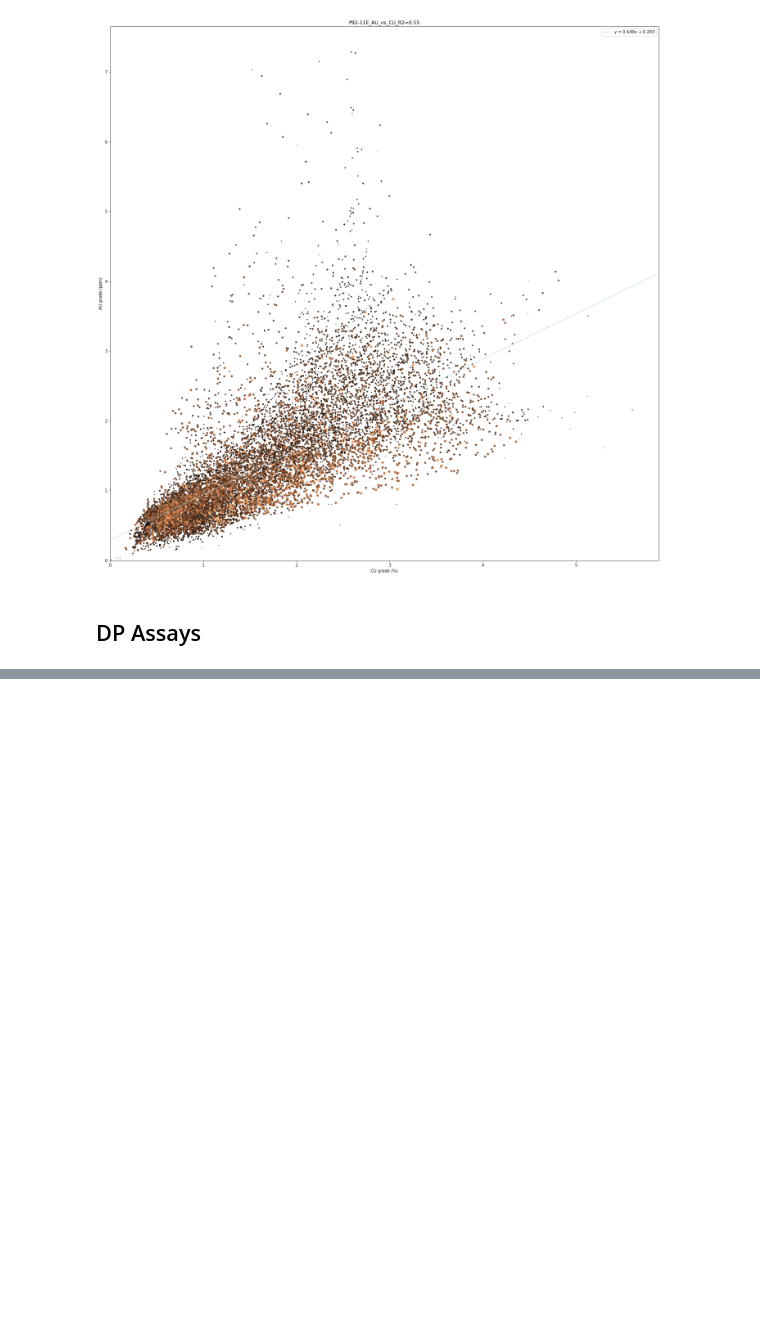
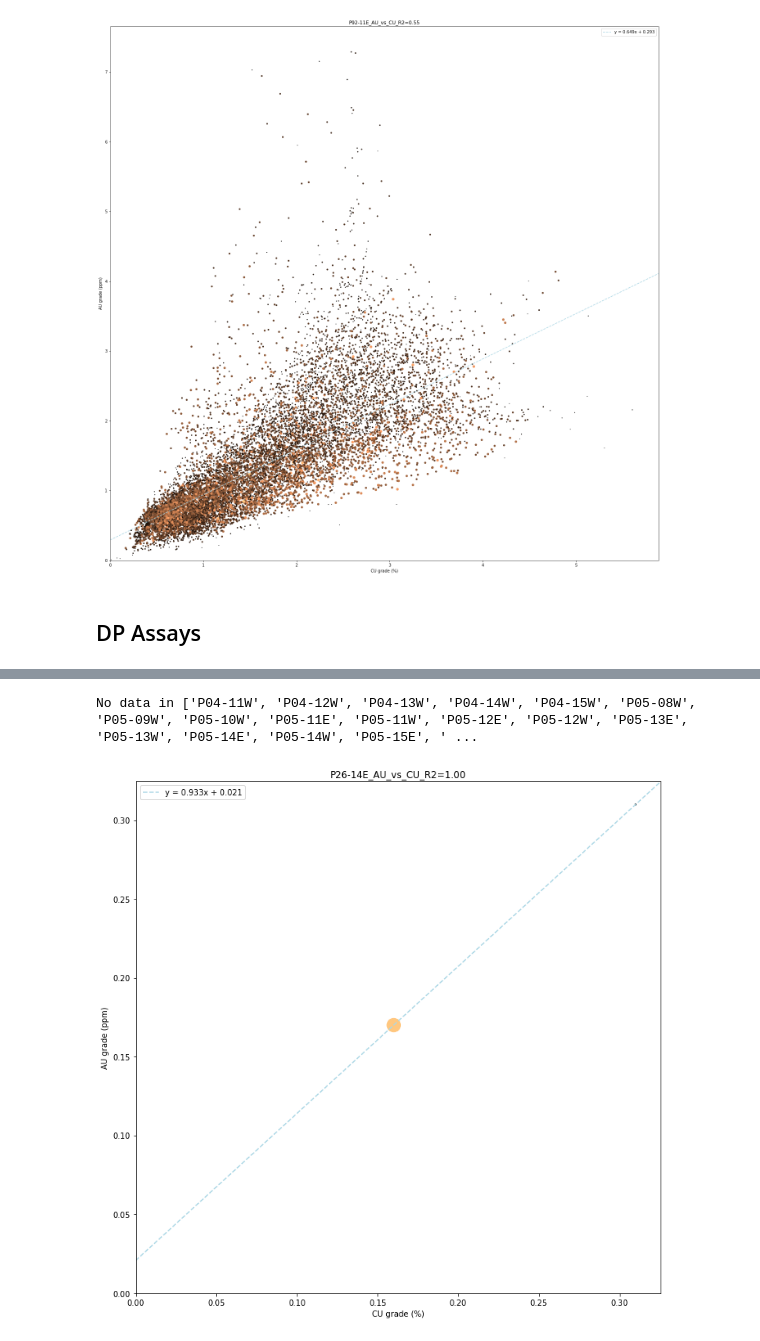
Before and after one commit to jouytrew/masters_pfti, a Jupyter notebook: notebooks/grade_analysis_compare_dp_pcbc.ipynb, the cells around one changed output, grey strips where cells are left out. Saved outputs shown, nothing was run; the diff lists cells and outputs as text; code cells hidden in the pictures; blank space fills up the shorter version.

Commit message:
Added HG/T graphs for dp drawpoints.

```diff
--- a/notebooks/grade_analysis_compare_dp_pcbc.ipynb
+++ b/notebooks/grade_analysis_compare_dp_pcbc.ipynb
@@ -268,18 +211,8 @@ if SAVE:
 [figure]
 # %% [markdown]
 ## DP Assays
-# %%
-dhids = assay['HOLEID'].unique()
-
-dp_groups = {}
-
-for dhid in dhids:
-    data = assay.query('HOLEID == @dhid')
-
-    weights = data['SampleWeight']
-    if weights.isnull().all():
-        print(f"No data for {dhid}")
-    else:
-        dp_groups[dhid] = Grouping(dhid)
-        for element in elements:
-            dp_groups[dhid].add_resource(element, weights, data[element])
+# %%
+dhid = 'P20-10E'
+# %%
+assay["DATESAMPLED"] = assay["DATESAMPLED"].astype('datetime64[ns]')
+assay.query('HOLEID == @dhid').sort_values(by='DATESAMPLED')
@@ -285,0 +235,33 @@ for dhid in dhids:
+# %%
+fig = plt.figure()
+fig.set_size_inches(12, 12)
+ax = fig.add_subplot()
+
+no_data = []
+
+# Iterate over each drillhole
+for dhid in dhids:
+    data = assay.query('HOLEID == @dhid')
+
+    # Get CU Grades
+    weights = data['SampleWeight']
+    if weights.isnull().all():
+        no_data.append(dhid)
+    else:
+        # Get CU and AU Grades
+        w, x, y = clean_data(weights, data['CU'], data['AU'])
+
+        ax.cla()
+        r2 = plot_au_vs_cu(ax, w, x, y, dhid=dhid)
+
+        if SAVE:
+            save_loc = output_dir + f'{dhid}/'
+            if not os.path.exists(save_loc):
+                os.makedirs(save_loc)
+            fig.savefig(save_loc + f'{dhid}_DP_R2={r2:.2f}.svg', format='svg')
+
+print(f"No data in {no_data}")
+# TODO: do not perform linear regression on drawpoints with fewer than 3 values
+# %% [output]
+No data in ['P04-11W', 'P04-12W', 'P04-13W', 'P04-14W', 'P04-15W', 'P05-08W', 'P05-09W', 'P05-10W', 'P05-11E', 'P05-11W', 'P05-12E', 'P05-12W', 'P05-13E', 'P05-13W', 'P05-14E', 'P05-14W', 'P05-15E', ' ...
+[figure, added]
```
Also changed, not shown: parts of 6 cells of this notebook, 2 other files.
